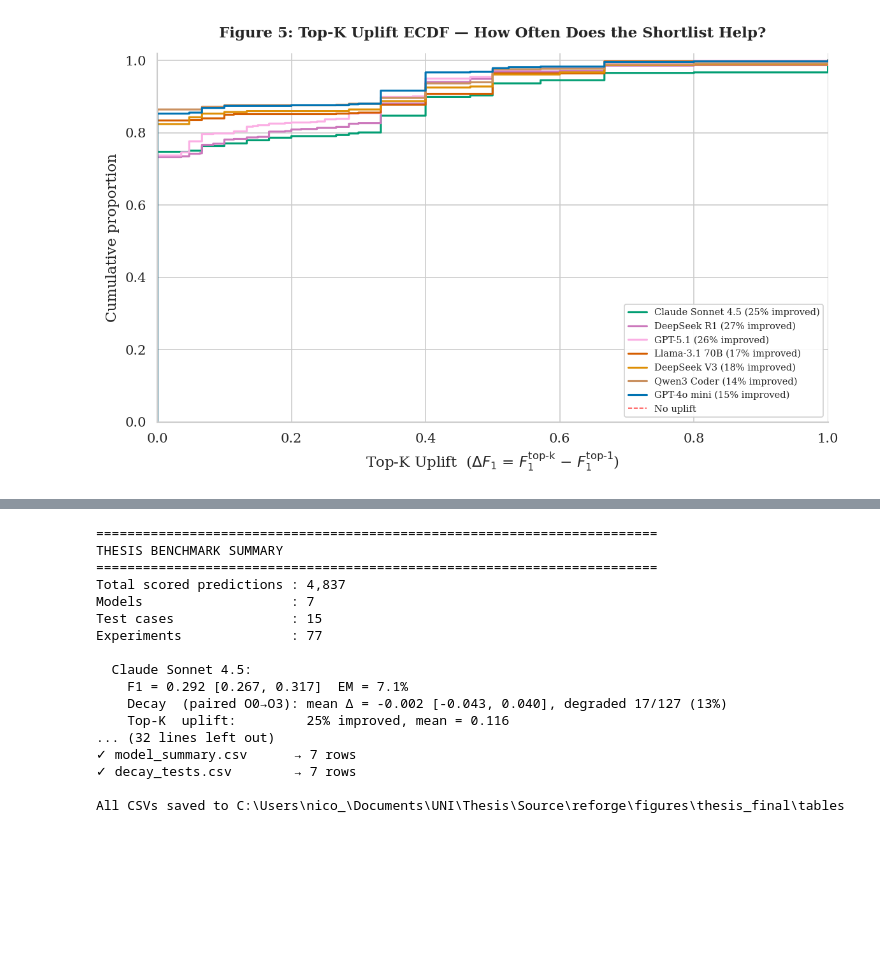
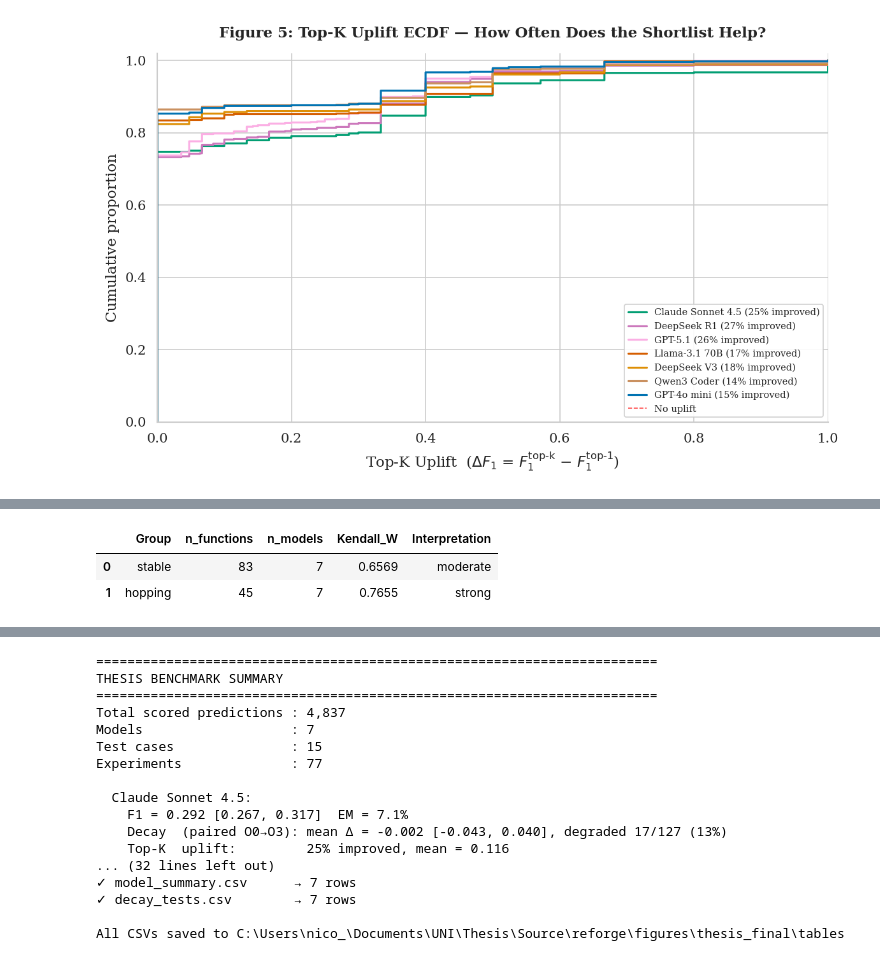
Before and after one commit to NicolasKol/reforge, a Jupyter notebook: data/results/THESIS_FINAL/RESULTS_thesis_figures.ipynb, the cells around one changed output, grey strips where cells are left out. Drawn from its saved outputs; the diff is of its cells as text; code cells hidden in the pictures; blank space fills up the shorter version.

Commit message:
Notebook fixes, results finalized

```diff
--- a/data/results/THESIS_FINAL/thesis_figures.ipynb
+++ b/data/results/THESIS_FINAL/RESULTS_thesis_figures.ipynb
@@ -1003,3 +1124,95 @@ Top-K Uplift Summary:
 | 6 | GPT-4o mini | 692 | 102 | 14.7% | 0.056193 | [0.0451, 0.0680] | 0.368670 | 1.049041e-18 |
   → saved fig05_topk_uplift_ecdf.{pdf,png}
 [figure]
+# %%
+# ══════════════════════════════════════════════════════════════════════════════
+# §Supplementary: Kendall's W (Cross-Model Concordance)
+# ══════════════════════════════════════════════════════════════════════════════
+# Previously computed only in scripts/TEST_function_trajectories.ipynb.
+# Added here for traceability: all primary thesis numbers in one notebook.
+
+def kendall_w(rankings_matrix):
+    """Kendall's W (coefficient of concordance) from a (k_judges x n_items) matrix."""
+    k, n = rankings_matrix.shape
+    if n < 2 or k < 2:
+        return np.nan
+    ranked = np.apply_along_axis(stats.rankdata, 1, rankings_matrix)
+    col_sums = ranked.sum(axis=0)
+    mean_sum = col_sums.mean()
+    ss = np.sum((col_sums - mean_sum) ** 2)
+    w = 12 * ss / (k**2 * (n**3 - n))
+    return w
+
+# ── Build trajectory data from df ────────────────────────────────────────────
+models_w = sorted(df["model_label"].unique())
+
+keyed_w = df[df["stable_key"].notna() & (df["stable_key"].str.len() > 0)].copy()
+keyed_w = keyed_w[~keyed_w["stable_key"].str.startswith("_unstable")]
+keys_per_opt_w = keyed_w.groupby("opt")["stable_key"].apply(set)
+
+if set(OPT_ORDER).issubset(keys_per_opt_w.index):
+    full_keys_w = set.intersection(*[keys_per_opt_w[o] for o in OPT_ORDER])
+else:
+    full_keys_w = set()
+
+print(f"Functions with full O0-O3 coverage: {len(full_keys_w)}")
+
+# ── Build tier trajectory: majority-voted tier per (stable_key, opt) ─────────
+tier_by_key_opt_w = (
+    keyed_w.groupby(["stable_key", "opt"])["tier"]
+    .agg(lambda x: x.value_counts().index[0])
+    .unstack("opt")
+    .reindex(columns=OPT_ORDER)
+)
+
+def count_tier_changes_w(row):
+    tiers = [row.get(o) for o in OPT_ORDER]
+    tiers = [t for t in tiers if pd.notna(t)]
+    return sum(1 for a, b in zip(tiers, tiers[1:]) if a != b)
+
+tier_changes_w = tier_by_key_opt_w.apply(count_tier_changes_w, axis=1)
+
+# ── Compute W for stable and hopping groups ──────────────────────────────────
+w_results = []
+for group_label, mask_func in [
+    ("stable",  lambda tc: tc == 0),
+    ("hopping", lambda tc: tc > 0),
+]:
+    group_keys = [k for k in full_keys_w if mask_func(tier_changes_w.get(k, -1))]
+    if len(group_keys) < 5:
+        print(f"  {group_label}: skipped (only {len(group_keys)} functions)")
+        continue
+
+    rank_matrix = []
+    for model in models_w:
+        mean_f1s = []
+        for sk in group_keys:
+            sk_data = keyed_w[
+                (keyed_w["stable_key"] == sk) & (keyed_w["model_label"] == model)
+            ]["token_f1"]
+            mean_f1s.append(sk_data.mean())
+        rank_matrix.append(mean_f1s)
+
+    rank_matrix = np.array(rank_matrix)
+    valid_cols = ~np.isnan(rank_matrix).any(axis=0)
+    rank_matrix = rank_matrix[:, valid_cols]
+
+    w = kendall_w(rank_matrix)
+    n_valid = rank_matrix.shape[1]
+
+    w_results.append({
+        "Group": group_label,
+        "n_functions": n_valid,
+        "n_models": len(models_w),
+        "Kendall_W": round(w, 4),
+        "Interpretation": "moderate" if w < 0.7 else "strong",
+    })
+    print(f"  {group_label:8s}: W = {w:.4f}  (n={n_valid} functions, {len(models_w)} models)")
+
+df_kendall = pd.DataFrame(w_results)
+display(df_kendall)
+
+print("\nThesis reference: Kendall's W = 0.66-0.77")
+print("Ranking variable: mean F1 across all opt levels per function.")
+print("Stable = tier never changes O0->O3; Hopping = tier changes >= 1 time.")
+# %% [output]
@@ -1005,0 +1222,3 @@ Top-K Uplift Summary:
+|  | Group | n_functions | n_models | Kendall_W | Interpretation |
+| 0 | stable | 83 | 7 | 0.6569 | moderate |
+| 1 | hopping | 45 | 7 | 0.7655 | strong |
```
Also changed, not shown: parts of 10 cells of this notebook, 5 other files.
